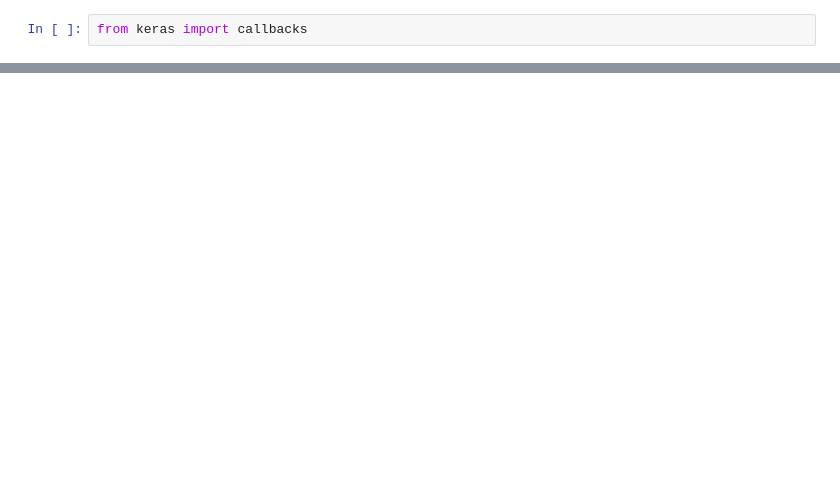
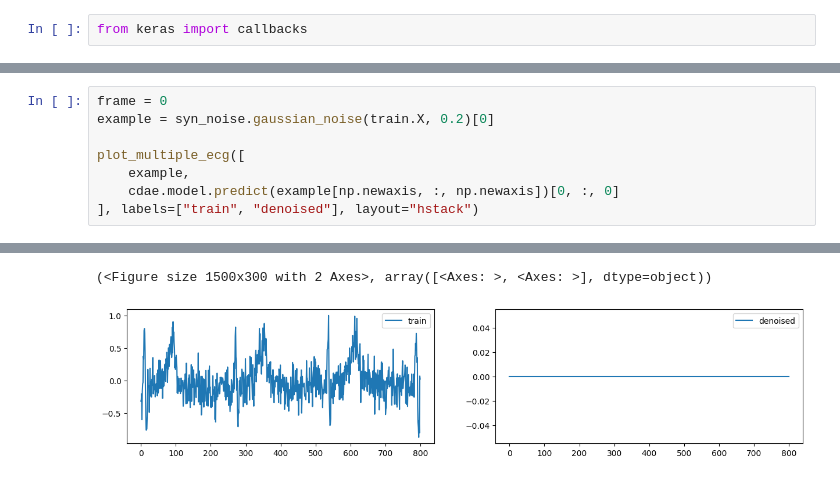
Before and after one commit to zhangchengyue/ECG_Classification, a Jupyter notebook: nbs/03_denoising.ipynb, the cells around one changed output, grey strips where cells are left out. Saved outputs shown, nothing was run; the diff lists cells and outputs as text; blank space fills up the shorter version.

```diff
--- a/nbs/03_denoising.ipynb
+++ b/nbs/03_denoising.ipynb
@@ -139,0 +219,9 @@ print(history.history)
+# %%
+frame = 0
+example = syn_noise.gaussian_noise(train.X, 0.2)[0]
+
+plot_multiple_ecg([
+    example,
+    cdae.model.predict(example[np.newaxis, :, np.newaxis])[0, :, 0]
+], labels=["train", "denoised"], layout="hstack")
+# %% [output]
@@ -139,0 +229,2 @@ print(history.history)
+(<Figure size 1500x300 with 2 Axes>, array([<Axes: >, <Axes: >], dtype=object))
+[figure, added]
```
Also changed, not shown: parts of 15 cells of this notebook, 3 other files.
